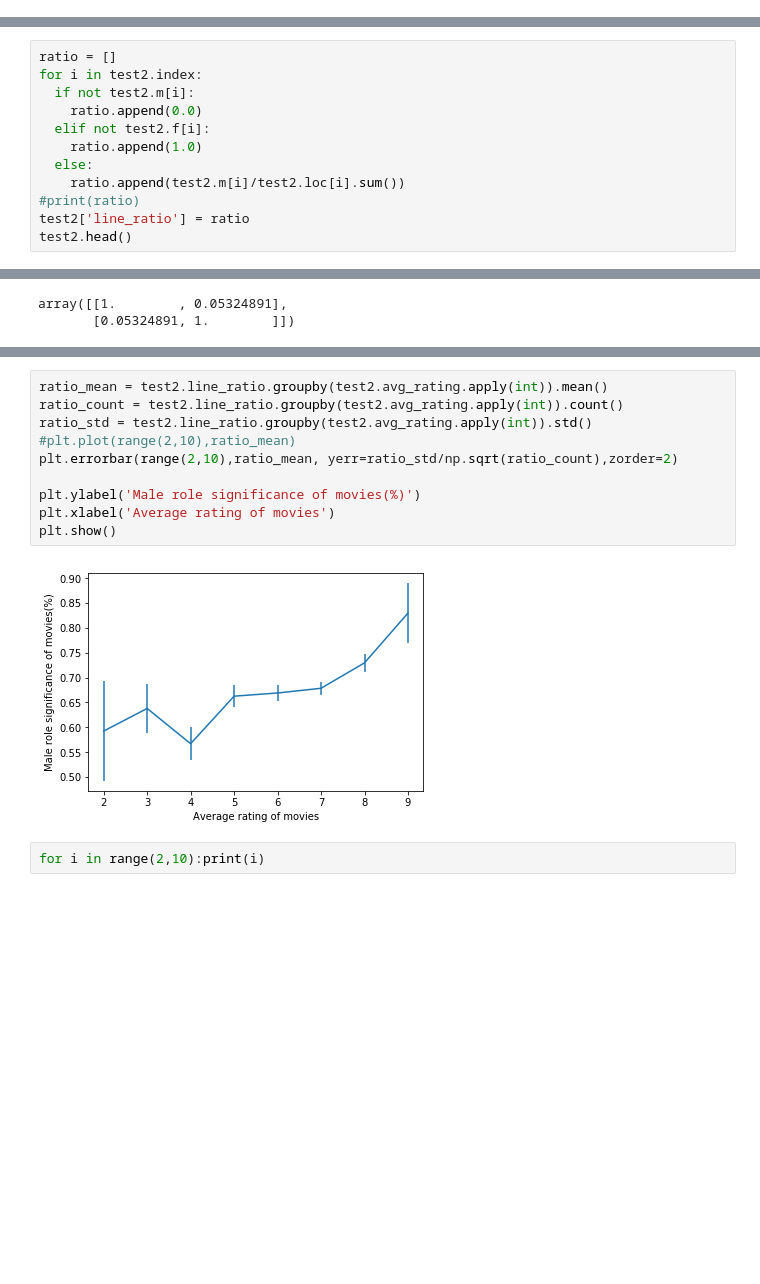
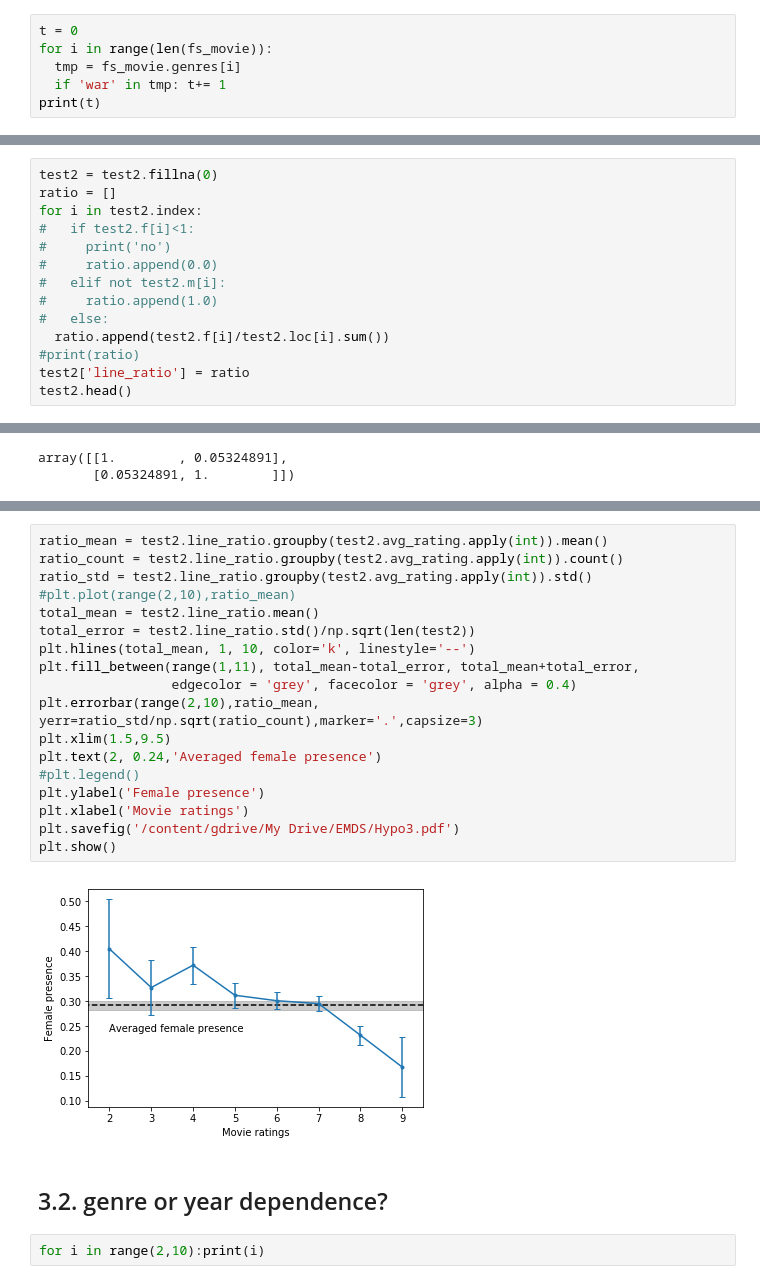
Before and after one commit to JingQian87/6998-MethodsDS, a Jupyter notebook: Project/EMDS_stats.ipynb, the cells around one changed output, grey strips where cells are left out. Cells and saved outputs as stored; diff of their text form; blank space fills up the shorter version.

```diff
--- a/Project/EMDS_stats.ipynb
+++ b/Project/EMDS_stats.ipynb
@@ -386,3 +393,9 @@ fs_movie.head()
 | 2 | u0 | u2 | m0 | ['L200', 'L201', 'L202', 'L203'] | f | m | ... |
 | 3 | u0 | u2 | m0 | ['L204', 'L205', 'L206'] | f | m | ... |
 | 4 | u0 | u2 | m0 | ['L207', 'L208'] | f | m | ... |
+# %%
+t = 0
+for i in range(len(fs_movie)):
+  tmp = fs_movie.genres[i]
+  if 'war' in tmp: t+= 1
+print(t)
@@ -571,14 +572,16 @@ test2.loc['m0'].sum()
 # %% [output]
 637.0
 # %%
+test2 = test2.fillna(0)
 ratio = []
 for i in test2.index:
-  if not test2.m[i]:
-    ratio.append(0.0)
-  elif not test2.f[i]:
-    ratio.append(1.0)
-  else:
-    ratio.append(test2.m[i]/test2.loc[i].sum())
+#   if test2.f[i]<1:
+#     print('no')
+#     ratio.append(0.0)
+#   elif not test2.m[i]:
+#     ratio.append(1.0)
+#   else:
+  ratio.append(test2.f[i]/test2.loc[i].sum())
 #print(ratio)
 test2['line_ratio'] = ratio
 test2.head()
@@ -651,15 +667,25 @@ plt.show()
 # %%
 ratio_mean = test2.line_ratio.groupby(test2.avg_rating.apply(int)).mean()
 ratio_count = test2.line_ratio.groupby(test2.avg_rating.apply(int)).count()
 ratio_std = test2.line_ratio.groupby(test2.avg_rating.apply(int)).std()
 #plt.plot(range(2,10),ratio_mean)
-plt.errorbar(range(2,10),ratio_mean, yerr=ratio_std/np.sqrt(ratio_count),zorder=2)
-
-plt.ylabel('Male role significance of movies(%)')
-plt.xlabel('Average rating of movies')
+total_mean = test2.line_ratio.mean()
+total_error = test2.line_ratio.std()/np.sqrt(len(test2))
+plt.hlines(total_mean, 1, 10, color='k', linestyle='--')
+plt.fill_between(range(1,11), total_mean-total_error, total_mean+total_error,
+                 edgecolor = 'grey', facecolor = 'grey', alpha = 0.4)
+plt.errorbar(range(2,10),ratio_mean, yerr=ratio_std/np.sqrt(ratio_count),marker='.',capsize=3)
+plt.xlim(1.5,9.5)
+plt.text(2, 0.24,'Averaged female presence')
+#plt.legend()
+plt.ylabel('Female presence')
+plt.xlabel('Movie ratings')
+plt.savefig('/content/gdrive/My Drive/EMDS/Hypo3.pdf')
 plt.show()
 # %% [output]
-[figure, old version]
+[figure, new version]
+# %% [markdown]
+## 3.2. genre or year dependence?
 # %%
 for i in range(2,10):print(i)
 # %% [output]
```
Also changed, not shown: parts of 26 cells of this notebook.
